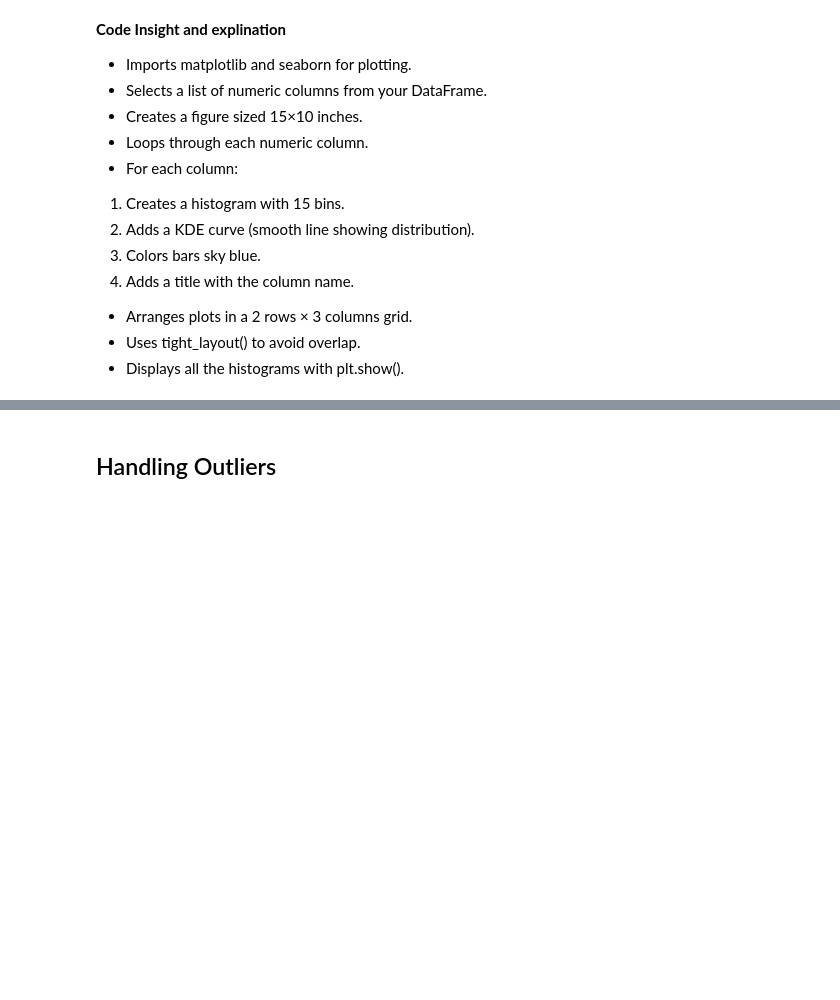
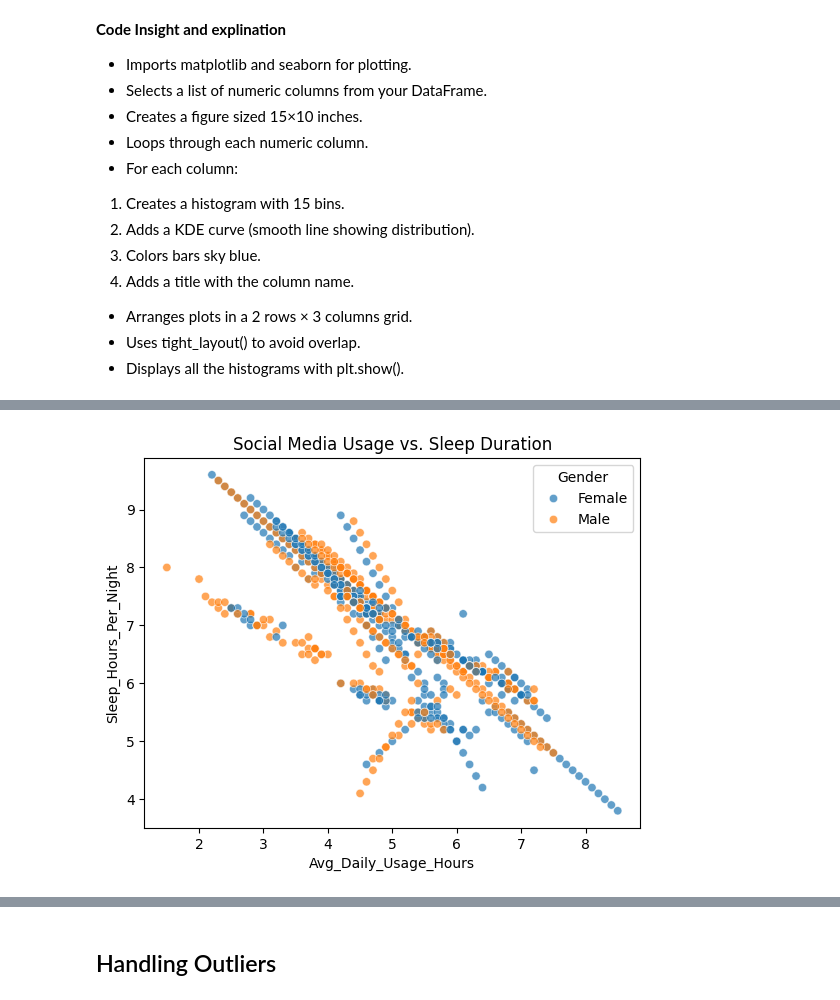
Before and after one commit to AaditiG1/Students-Social-Media-Addiction, a Jupyter notebook: SocialMediaAddiction.ipynb, the cells around one changed output, grey strips where cells are left out. Drawn from its saved outputs; the diff is of its cells as text; code cells hidden in the pictures; blank space fills up the shorter version.

```diff
--- a/SocialMediaAddiction.ipynb
+++ b/SocialMediaAddiction.ipynb
@@ -412,0 +415,7 @@ plt.show()
+# %%
+# Daily Usage vs. Sleep Hours
+sns.scatterplot(data=df, x="Avg_Daily_Usage_Hours", y="Sleep_Hours_Per_Night", hue="Gender", alpha=0.7)
+plt.title("Social Media Usage vs. Sleep Duration")
+plt.show()
+# %% [output]
+[figure, added]
```
Also changed, not shown: parts of 59 cells of this notebook.
